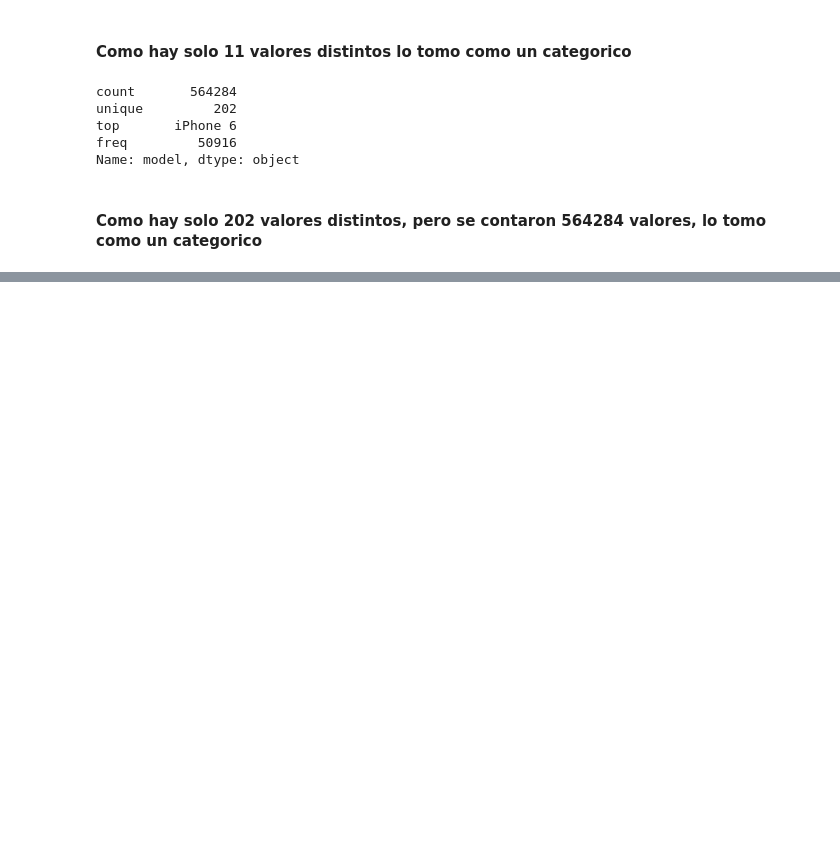
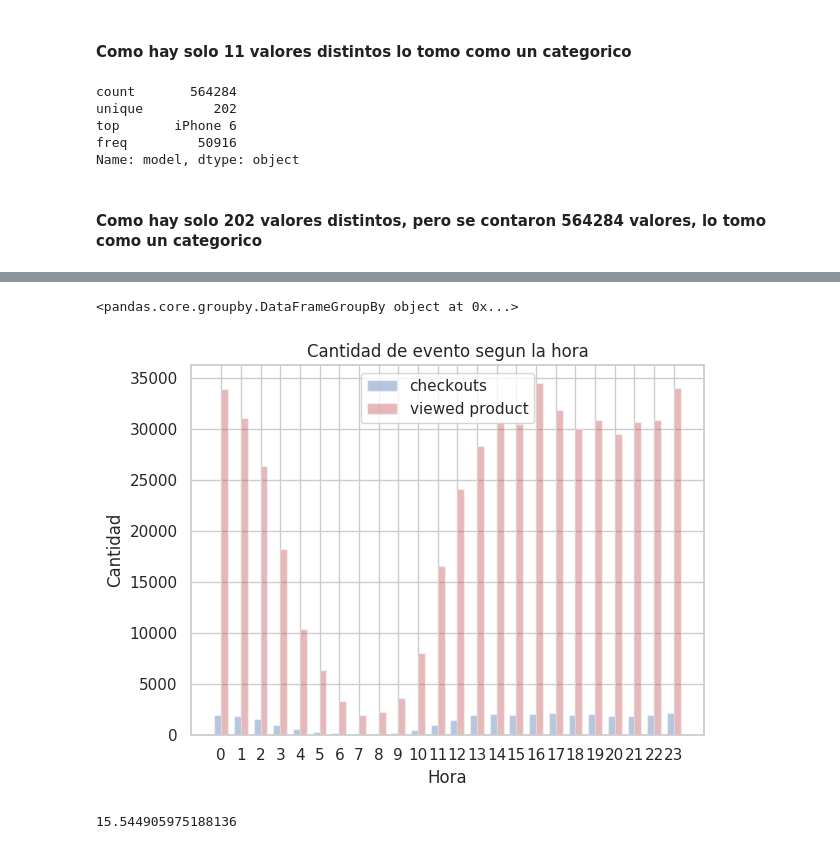
Before and after one commit to ConstanzaGonzalez/DatataFrita, a Jupyter notebook: tp/tp1.ipynb, the cells around one changed output, grey strips where cells are left out. Drawn from its saved outputs; the diff is of its cells as text; code cells hidden in the pictures; blank space fills up the shorter version.

```diff
--- a/tp/tp1.ipynb
+++ b/tp/tp1.ipynb
@@ -151,0 +108,49 @@ df_events[df_events['storage'].isnull() == False]
+# %%
+df_horaPico = df_events[['timestamp', 'day', 'event']]
+df_horaPico['hour'] = df_horaPico['timestamp'].dt.hour
+df_horaPico.drop('timestamp', axis='columns', inplace=True)
+df_horaPico.groupby('event')
+# df_horaPico = df_horaPico.groupby(['hour', 'day']).agg({'day':'count'})
+# %% [output]
+<pandas.core.groupby.DataFrameGroupBy object at 0x...>
+# %%
+df_checkouts = df_horaPico[df_horaPico['event']=='checkout']
+checkouts_ser = df_checkouts.groupby('hour').agg({'event': 'count'})
+checkouts_ser.reset_index(inplace=True)
+checkouts_ser.columns = ['hour', 'count']
+
+df_viewed = df_horaPico[df_horaPico['event']=='viewed product']
+viewed_ser = df_viewed.groupby('hour').agg({'event': 'count'})
+viewed_ser.reset_index(inplace=True)
+viewed_ser.columns = ['hour','count']
+# %%
+index = viewed_ser['hour'].values
+
+fig, ax = plt.subplots()
+bar_width = 0.35
+
+opacity = 0.4
+
+rects1 = ax.bar(index, checkouts_ser['count'].values, bar_width,
+                alpha=opacity, color='b',
+                label='checkouts')
+
+rects2 = ax.bar(index + bar_width, viewed_ser['count'].values, bar_width,
+                alpha=opacity, color='r',
+                label='viewed product')
+
+ax.set_xlabel('Hora')
+ax.set_ylabel('Cantidad')
+ax.set_title('Cantidad de evento segun la hora')
+ax.set_xticks(index + bar_width / 2)
+ax.set_xticklabels(index)
+ax.legend()
+
+fig.tight_layout()
+plt.show()
+# %% [output]
+[figure, added]
+# %%
+(viewed_ser['count']/checkouts_ser['count']).mean()
+# %% [output]
+15.544905975188136
```
Also changed, not shown: parts of 17 cells of this notebook.
